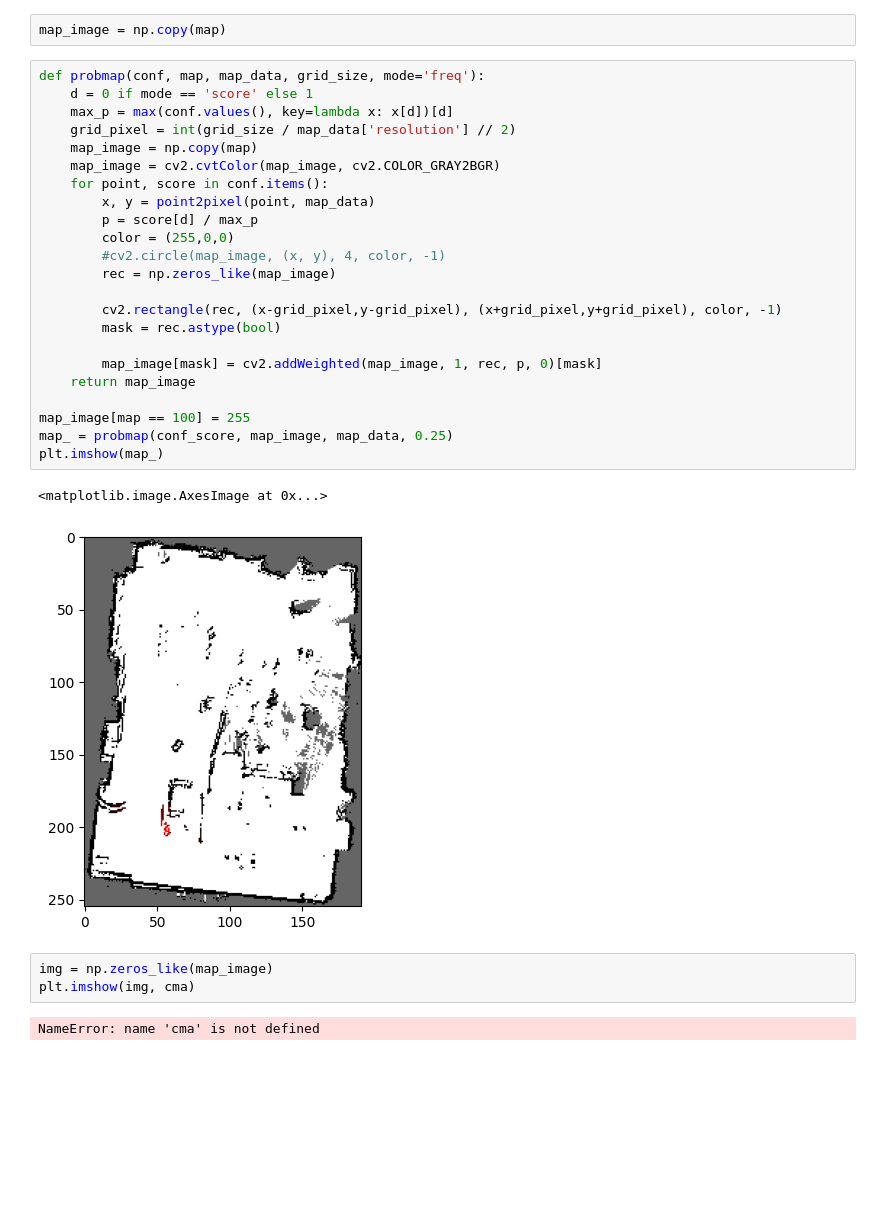
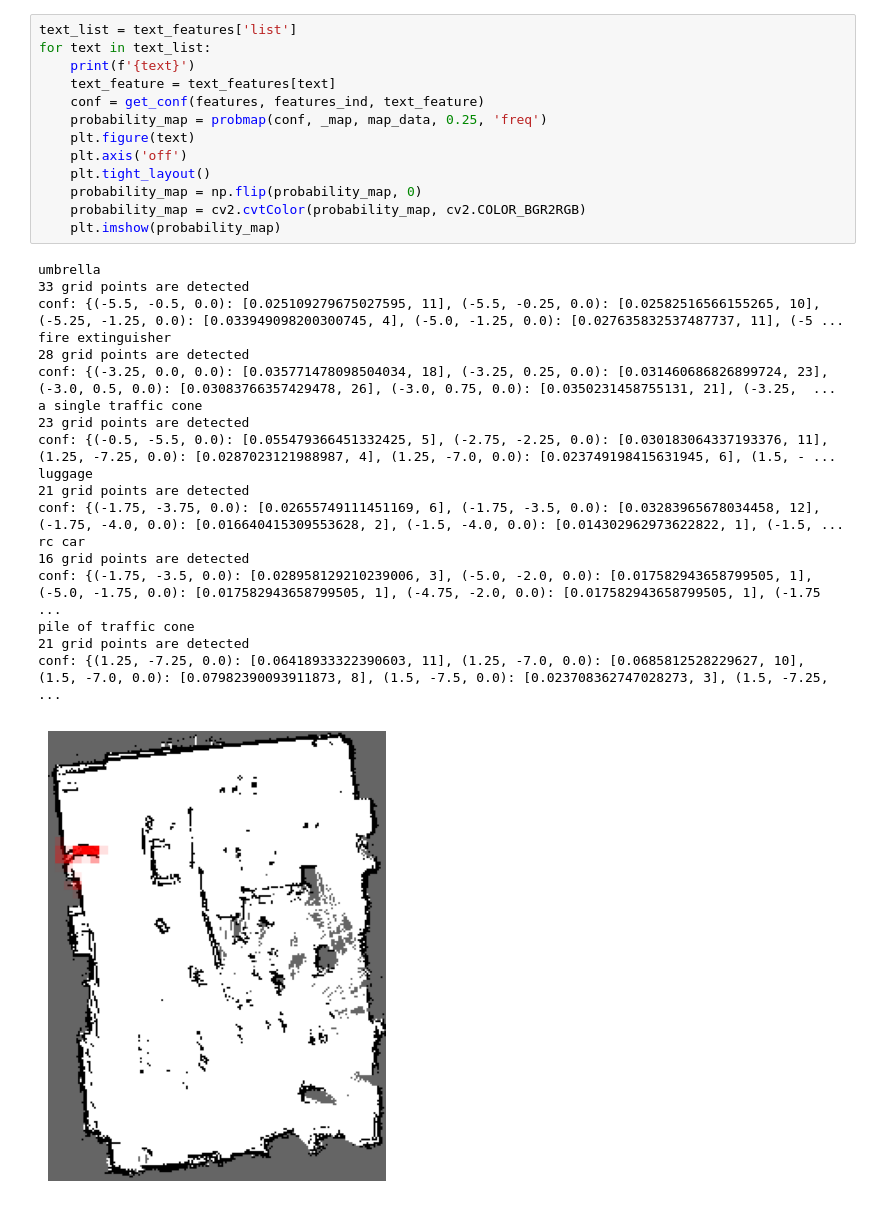
Before and after one commit to blu-y/cmap, a Jupyter notebook: athirdmapper/probmap.ipynb, the cells around one changed output. Cells and saved outputs as stored; diff of their text form; blank space fills up the shorter version.

```diff
--- a/athirdmapper/probmap.ipynb
+++ b/athirdmapper/probmap.ipynb
@@ -132,33 +99,33 @@ plt.imshow(map_)
-# %%
-map_image = np.copy(map)
-# %%
-def probmap(conf, map, map_data, grid_size, mode='freq'):
-    d = 0 if mode == 'score' else 1
-    max_p = max(conf.values(), key=lambda x: x[d])[d]
-    grid_pixel = int(grid_size / map_data['resolution'] // 2)
-    map_image = np.copy(map)
-    map_image = cv2.cvtColor(map_image, cv2.COLOR_GRAY2BGR)
-    for point, score in conf.items():
-        x, y = point2pixel(point, map_data)
-        p = score[d] / max_p
-        color = (255,0,0)
-        #cv2.circle(map_image, (x, y), 4, color, -1)
-        rec = np.zeros_like(map_image)
-
-        cv2.rectangle(rec, (x-grid_pixel,y-grid_pixel), (x+grid_pixel,y+grid_pixel), color, -1)
-        mask = rec.astype(bool)
-
-        map_image[mask] = cv2.addWeighted(map_image, 1, rec, p, 0)[mask]
-    return map_image
-
-map_image[map == 100] = 255
-map_ = probmap(conf_score, map_image, map_data, 0.25)
-plt.imshow(map_)
-# %% [output]
-<matplotlib.image.AxesImage at 0x...>
-[figure, removed]
-# %%
-img = np.zeros_like(map_image)
-plt.imshow(img, cma)
-# %% [output]
-NameError: name 'cma' is not defined
+# %%
+text_list = text_features['list']
+for text in text_list:
+    print(f'{text}')
+    text_feature = text_features[text]
+    conf = get_conf(features, features_ind, text_feature)
+    probability_map = probmap(conf, _map, map_data, 0.25, 'freq')
+    plt.figure(text)
+    plt.axis('off')
+    plt.tight_layout()
+    probability_map = np.flip(probability_map, 0)
+    probability_map = cv2.cvtColor(probability_map, cv2.COLOR_BGR2RGB)
+    plt.imshow(probability_map)
+# %% [output]
+umbrella
+33 grid points are detected
+conf: {(-5.5, -0.5, 0.0): [0.025109279675027595, 11], (-5.5, -0.25, 0.0): [0.02582516566155265, 10], (-5.25, -1.25, 0.0): [0.033949098200300745, 4], (-5.0, -1.25, 0.0): [0.027635832537487737, 11], (-5 ...
+fire extinguisher
+28 grid points are detected
+conf: {(-3.25, 0.0, 0.0): [0.035771478098504034, 18], (-3.25, 0.25, 0.0): [0.031460686826899724, 23], (-3.0, 0.5, 0.0): [0.03083766357429478, 26], (-3.0, 0.75, 0.0): [0.0350231458755131, 21], (-3.25,  ...
+a single traffic cone
+23 grid points are detected
+conf: {(-0.5, -5.5, 0.0): [0.055479366451332425, 5], (-2.75, -2.25, 0.0): [0.030183064337193376, 11], (1.25, -7.25, 0.0): [0.0287023121988987, 4], (1.25, -7.0, 0.0): [0.023749198415631945, 6], (1.5, - ...
+luggage
+21 grid points are detected
+conf: {(-1.75, -3.75, 0.0): [0.02655749111451169, 6], (-1.75, -3.5, 0.0): [0.03283965678034458, 12], (-1.75, -4.0, 0.0): [0.016640415309553628, 2], (-1.5, -4.0, 0.0): [0.014302962973622822, 1], (-1.5, ...
+rc car
+16 grid points are detected
+conf: {(-1.75, -3.5, 0.0): [0.028958129210239006, 3], (-5.0, -2.0, 0.0): [0.017582943658799505, 1], (-5.0, -1.75, 0.0): [0.017582943658799505, 1], (-4.75, -2.0, 0.0): [0.017582943658799505, 1], (-1.75 ...
+pile of traffic cone
+21 grid points are detected
+conf: {(1.25, -7.25, 0.0): [0.06418933322390603, 11], (1.25, -7.0, 0.0): [0.0685812528229627, 10], (1.5, -7.0, 0.0): [0.07982390093911873, 8], (1.5, -7.5, 0.0): [0.023708362747028273, 3], (1.5, -7.25, ...
+[figure, added]
```
Also changed, not shown: parts of 10 cells of this notebook, 9 other files.
